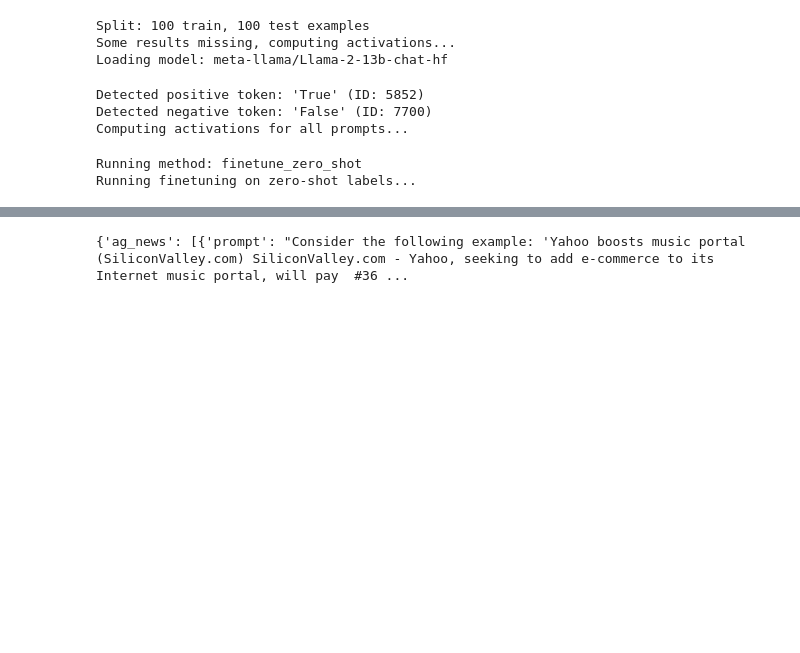
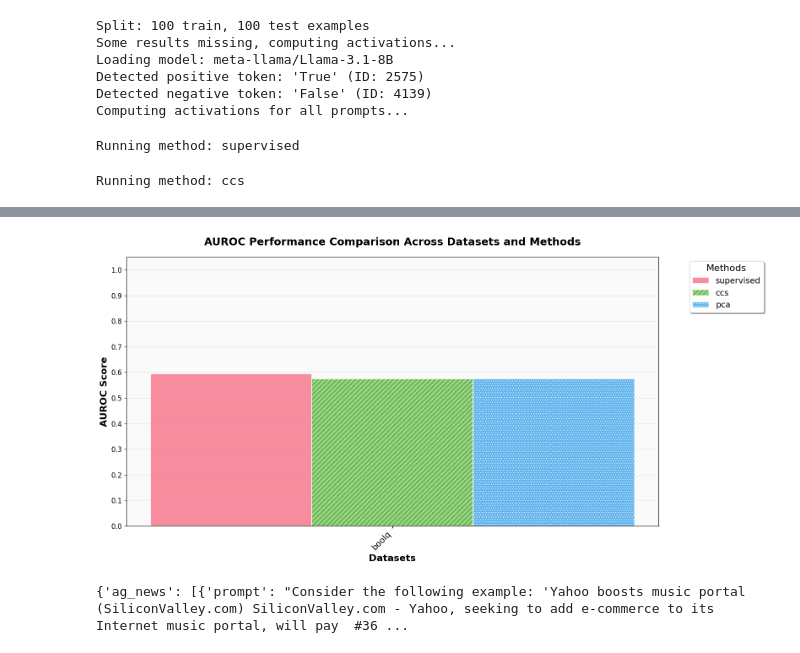
Before and after one commit to safety-research/unsupervised-truth-probes, a Jupyter notebook: notebooks/testing_probing.ipynb, the cells around one changed output, grey strips where cells are left out. Cells and saved outputs as stored; diff of their text form; code cells hidden in the pictures; blank space fills up the shorter version.

```diff
--- a/notebooks/testing_probing.ipynb
+++ b/notebooks/testing_probing.ipynb
@@ -18,10 +15,10 @@ from src.methods import *
 from src.plotting import *
 # %%
 all_available_datasets = [
-    # "boolq",
+    "boolq",
     # "dbpedia_14",
     # "imdb",
-    "ag_news",
+    # "ag_news",
     # "amazon_polarity",
     # "piqa",
     #"got_sp_en_trans", # Empty for some reason
@@ -44,9 +41,9 @@ for dataset_name in all_available_datasets:
     all_results_dict[dataset_name] = get_results_on_dataset(
         dataset=dataset,
         model_name=model_name,
-        layer_idx=33,
+        layer_idx=32,
         batch_size=8,
-        run_methods = ["supervised", "ccs"]
+        run_methods = ["supervised", "ccs", "pca"]
     )
 
 # Option 1: Modern bar plot
@@ -55,9 +52,9 @@ plt.show()
 # %% [output]
 Split: 100 train, 100 test examples
 Some results missing, computing activations...
-Loading model: meta-llama/Llama-2-13b-chat-hf
+Loading model: meta-llama/Llama-3.1-8B
+Detected positive token: 'True' (ID: 2575)
+Detected negative token: 'False' (ID: 4139)
+Computing activations for all prompts...
-Detected positive token: 'True' (ID: 5852)
-Detected negative token: 'False' (ID: 7700)
-Computing activations for all prompts...
+Running method: supervised
-Running method: finetune_zero_shot
-Running finetuning on zero-shot labels...
+Running method: ccs
@@ -65,3 +63,4 @@ ValueError: Input contains NaN.
+[figure, added]
 # %%
 print(all_results_dict)
 # %% [output]
```
Also changed, not shown: parts of 5 cells of this notebook, 2 other files.
